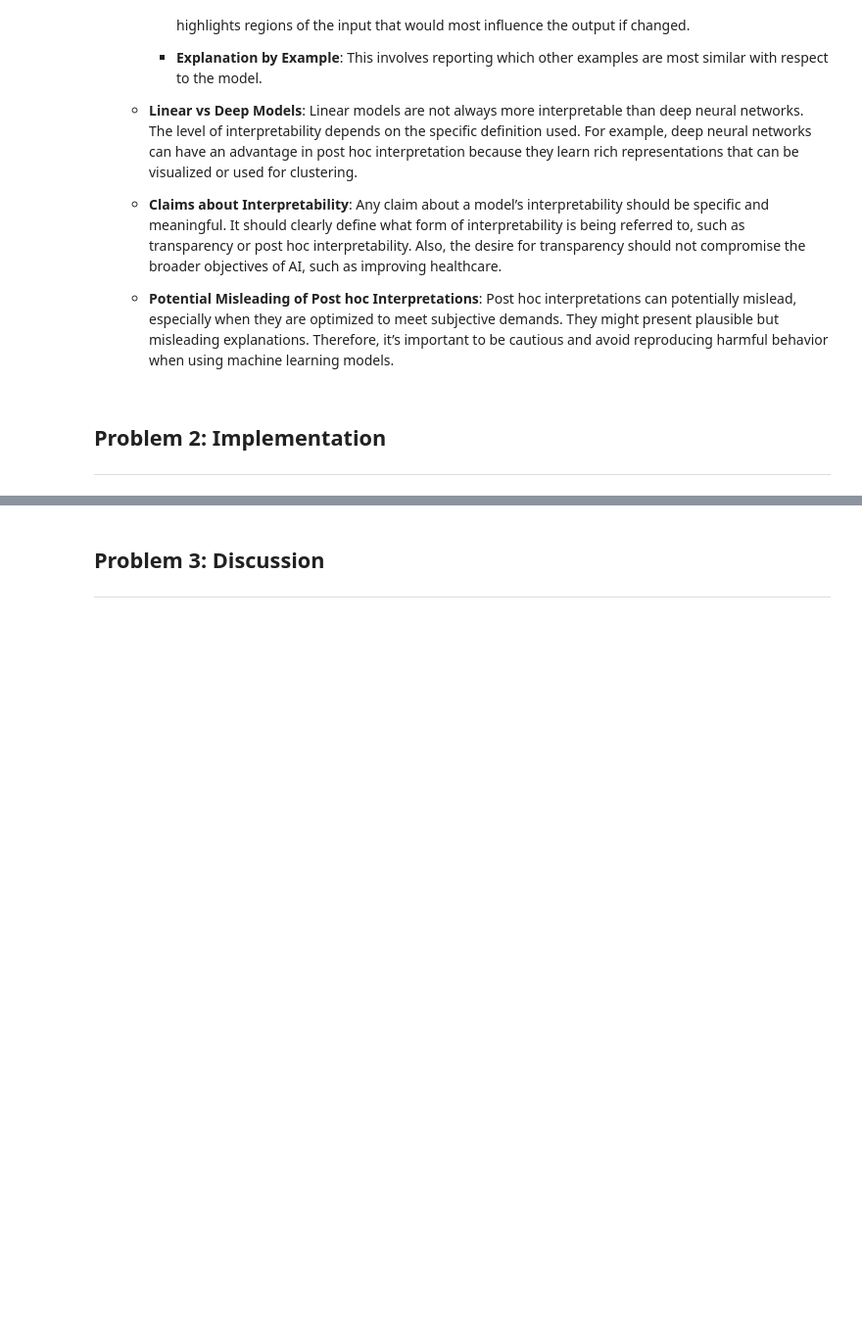
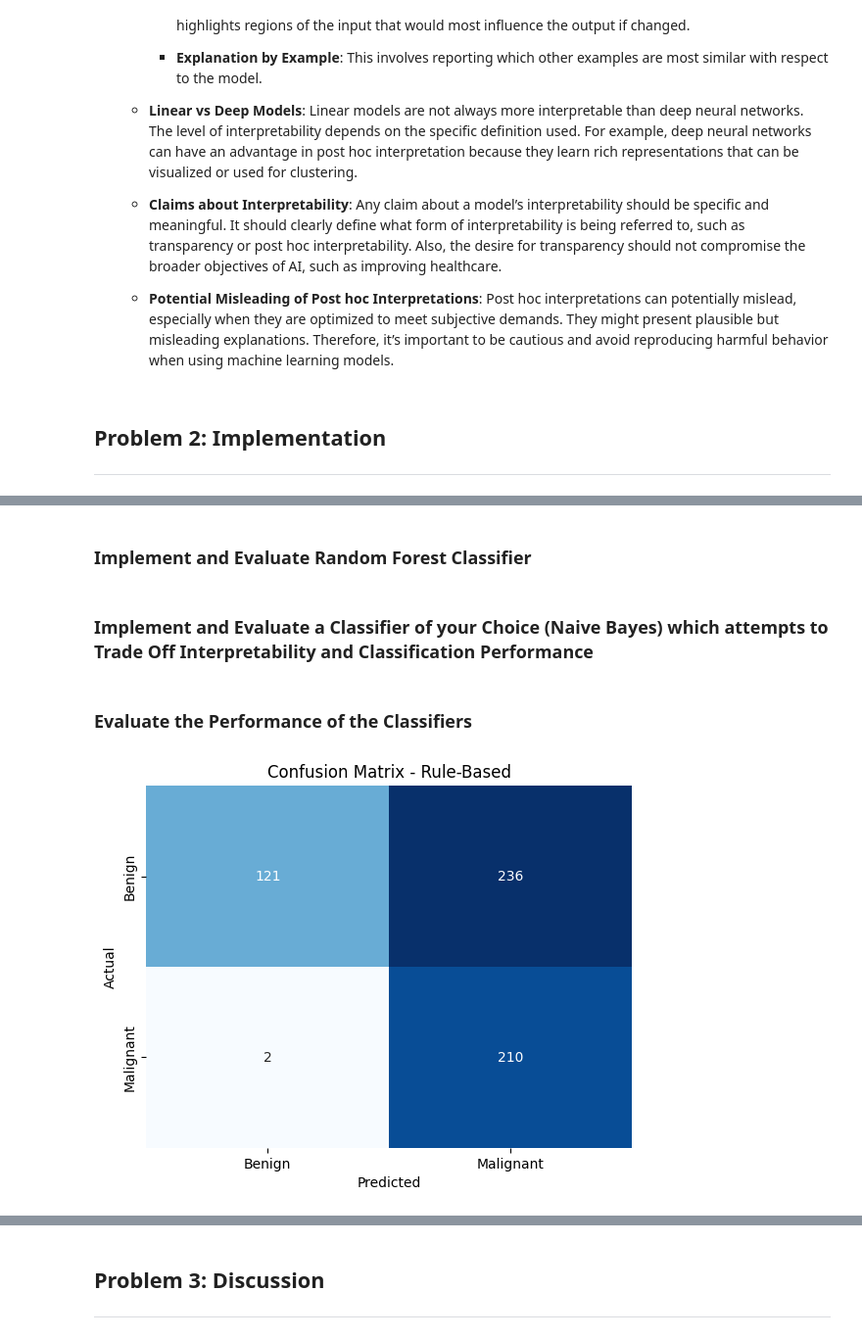
Before and after one commit to NilsDunlop/DIT728-Assignments, a Jupyter notebook: Assignment 4/module4group5.ipynb, the cells around one changed output, grey strips where cells are left out. Shown at 98% size. Saved outputs shown, nothing was run; the diff lists cells and outputs as text; code cells hidden in the pictures; blank space fills up the shorter version.

```diff
--- a/Assignment 4/module4group5.ipynb
+++ b/Assignment 4/module4group5.ipynb
@@ -74,0 +117,26 @@ The article discusses the complex nature of interpretability within machine lear
+# %%
+# Implementing the rule-based classifier
+def rule_based_classifier(row):
+    # Define thresholds
+    thresholds = {
+        'radius_2': 16.27,
+        'perimeter_2': 107.26,
+        'texture_2': 25.68,
+        'smoothness_2': 0.132,
+        'compactness_2': 0.254,
+        'concavity_2': 0.272
+    }
+
+    # Apply rules
+    if (row['radius_2'] > thresholds['radius_2'] or
+        row['perimeter_2'] > thresholds['perimeter_2'] or
+        row['texture_2'] > thresholds['texture_2'] or
+        row['smoothness_2'] > thresholds['smoothness_2'] or
+        row['compactness_2'] > thresholds['compactness_2'] or
+        row['concavity_2'] > thresholds['concavity_2']):
+        return 1  # Malignant
+    else:
+        return 0  # Benign
+
+# Apply the classifier to each row in the dataset
+data['rule_based_diagnosis'] = data.apply(rule_based_classifier, axis=1)
@@ -74,0 +154,2 @@ The article discusses the complex nature of interpretability within machine lear
+# %% [markdown]
+### Implement and Evaluate Random Forest Classifier
@@ -74,0 +165,2 @@ The article discusses the complex nature of interpretability within machine lear
+# %% [markdown]
+### Implement and Evaluate a Classifier of your Choice (Naive Bayes) which attempts to Trade Off Interpretability and Classification Performance
@@ -74,0 +176,21 @@ The article discusses the complex nature of interpretability within machine lear
+# %% [markdown]
+### Evaluate the Performance of the Classifiers
+# %%
+# Confusion matrix Rule-based classifier
+from sklearn.metrics import confusion_matrix
+import matplotlib.pyplot as plt
+import seaborn as sns
+
+
+def plot_confusion_matrix(title, cm):
+    sns.heatmap(cm, annot=True, fmt="d", cmap="Blues", xticklabels=['Benign', 'Malignant'], yticklabels=['Benign', 'Malignant'], cbar=False)
+    plt.ylabel('Actual')
+    plt.xlabel('Predicted')
+    plt.title(title)
+    plt.show()
+
+rb_cm = confusion_matrix(data['malignant'], data['rule_based_diagnosis']) # CM considers all observations
+
+plot_confusion_matrix("Confusion Matrix - Rule-Based", rb_cm)
+# %% [output]
+[figure, added]
```
Also changed, not shown: parts of 12 cells of this notebook, 1 other file.
